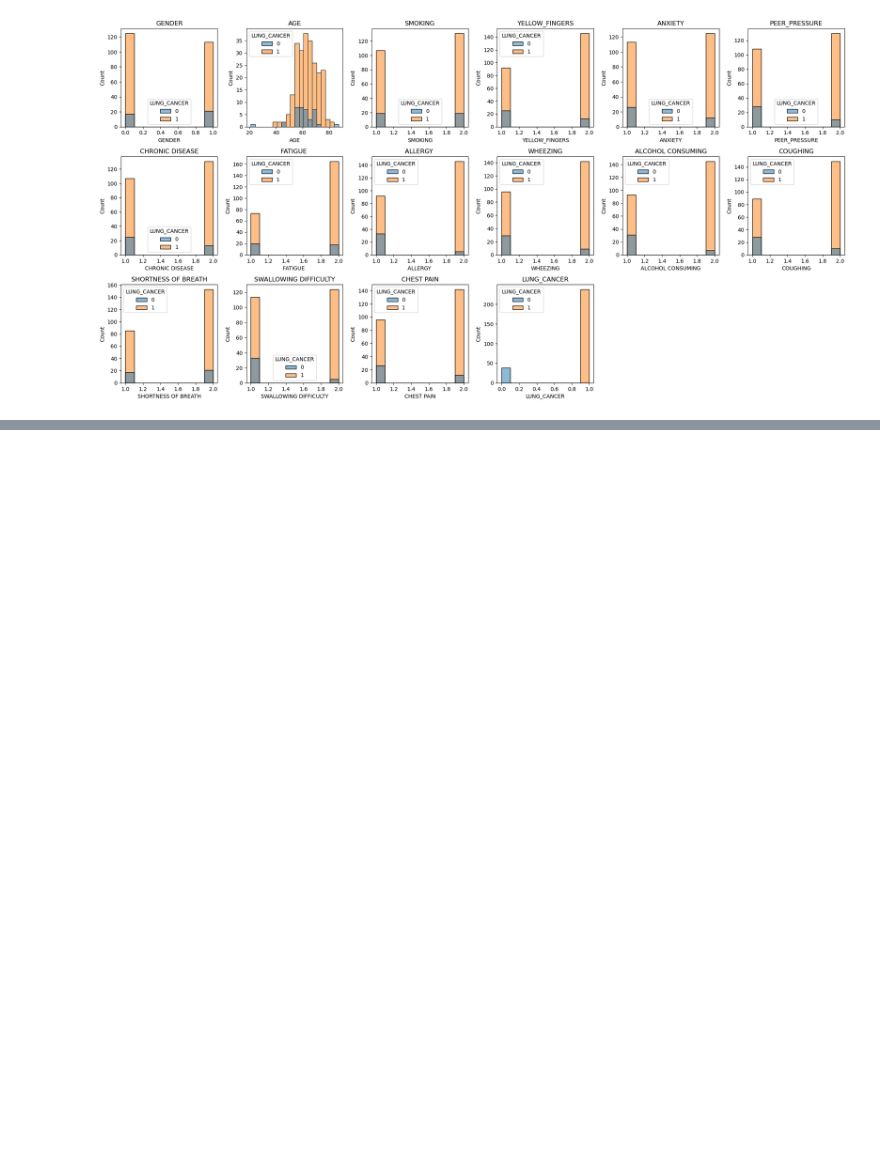
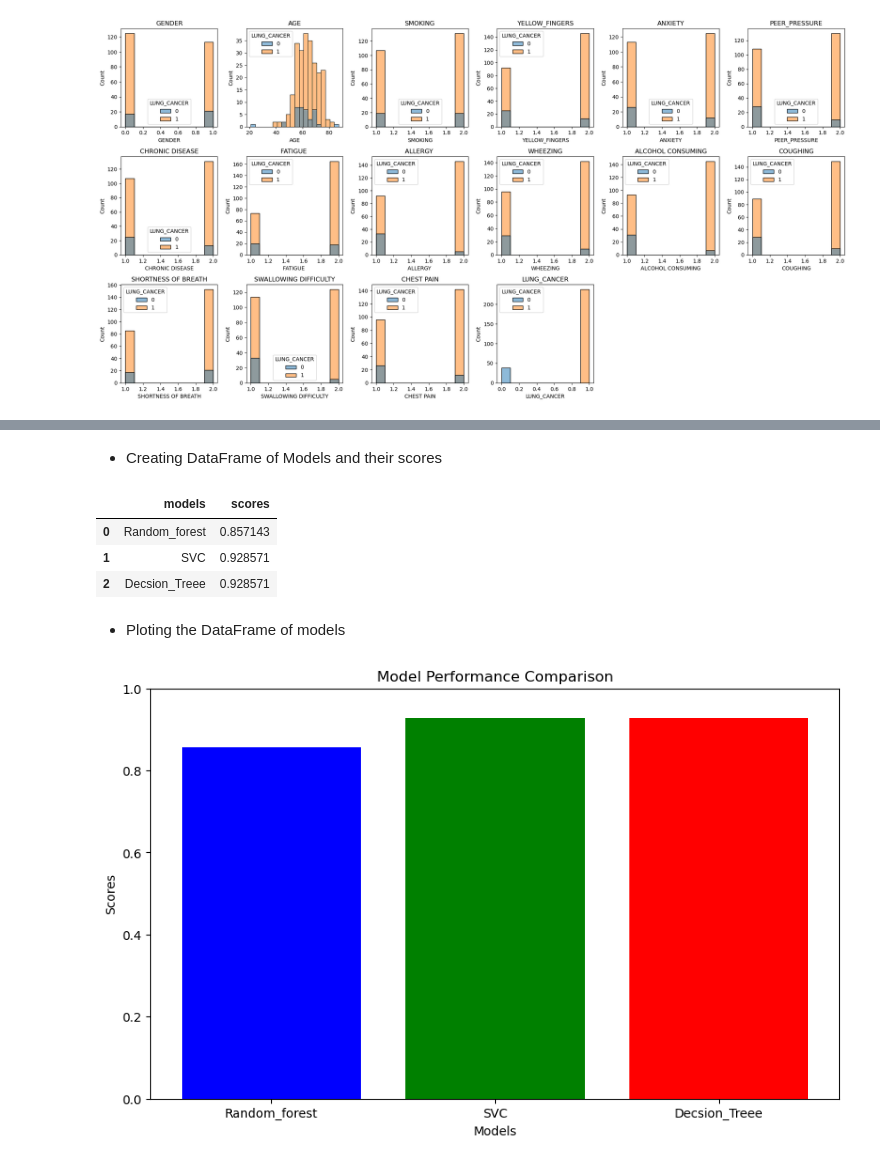
Before and after one commit to Dcoder-Nikhil/DS-projects, a Jupyter notebook: Lung Cancer Detection/lungCancerDetection.ipynb, the cells around one changed output, grey strips where cells are left out. Saved outputs shown, nothing was run; the diff lists cells and outputs as text; code cells hidden in the pictures; blank space fills up the shorter version.

Commit message:
Plotted all the models and scores

```diff
--- a/Lung Cancer Detection/lungCancerDetection.ipynb
+++ b/Lung Cancer Detection/lungCancerDetection.ipynb
@@ -146,0 +235,4 @@ plt.tight_layout()
+# %%
+svc_pred = svc.predict(X_test)
+svc=accuracy_score(y_test , svc_pred)
+svc
@@ -146,0 +254,3 @@ plt.tight_layout()
+# %%
+dt = DecisionTreeClassifier()
+dt.fit(X_train, y_train)
@@ -146,0 +263,4 @@ plt.tight_layout()
+# %%
+dt_pred = dt.predict(X_test)
+DT_acc=accuracy_score(y_test , dt_pred)
+DT_acc
@@ -146,0 +280,25 @@ plt.tight_layout()
+# %% [markdown]
+* Creating DataFrame of Models and their scores
+# %%
+models=pd.DataFrame({
+    'models':['Random_forest','SVC','Decsion_Treee'],
+    'scores':[rf,svc,DT_acc]})
+models
+# %% [output]
+|  | models | scores |
+| 0 | Random_forest | 0.857143 |
+| 1 | SVC | 0.928571 |
+| 2 | Decsion_Treee | 0.928571 |
+# %% [markdown]
+* Ploting the DataFrame of models
+# %%
+# Plotting the bar plot
+plt.figure(figsize=(10, 6))
+plt.bar(models['models'], models['scores'], color=['blue', 'green', 'red'])
+plt.xlabel('Models')
+plt.ylabel('Scores')
+plt.title('Model Performance Comparison')
+plt.ylim(0, 1)  # Ensuring the y-axis goes from 0 to 1
+plt.show()
+# %% [output]
+[figure, added]
```
Also changed, not shown: parts of 29 cells of this notebook.
